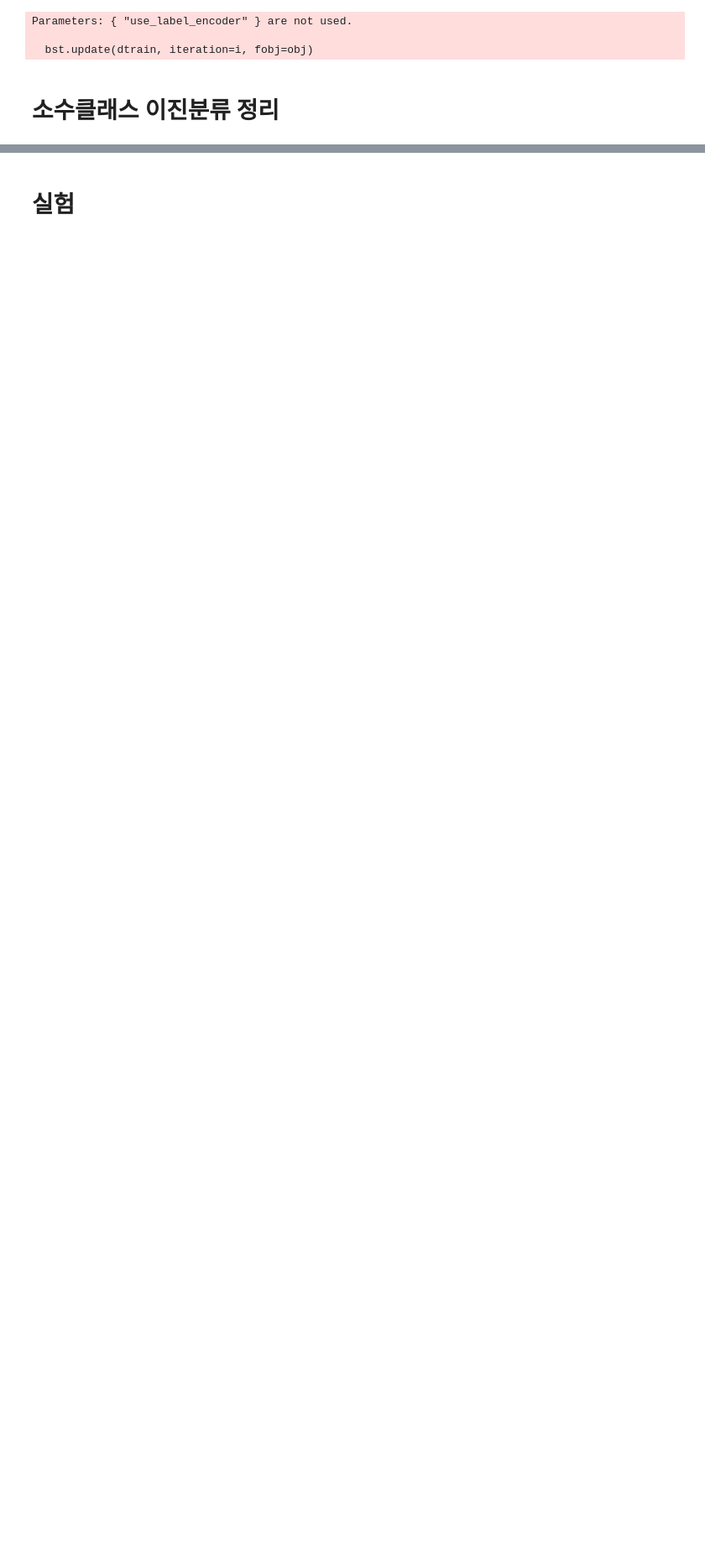
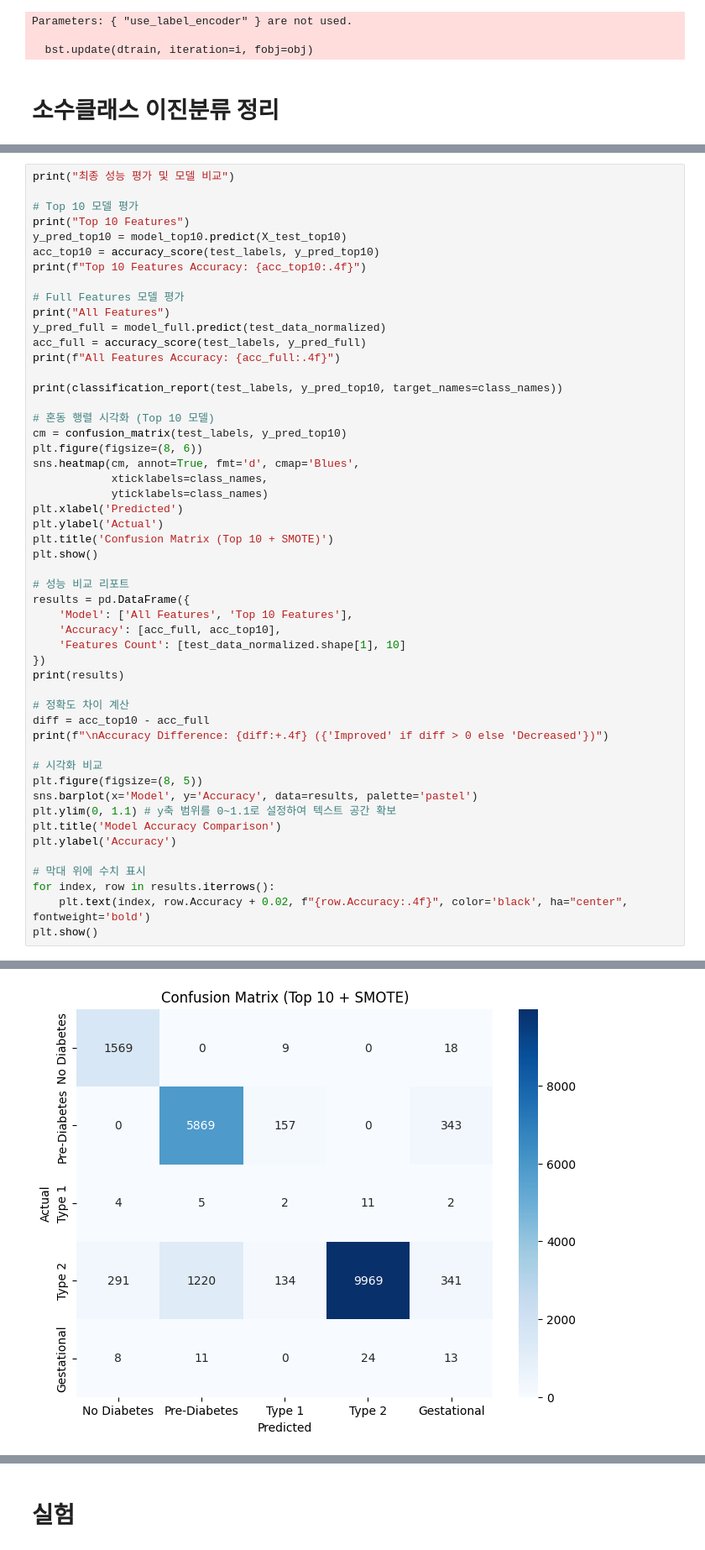
Before and after one commit to kkangmen/Diabetes-Classification-Project, a Jupyter notebook: diabetes.ipynb, the cells around one changed output, grey strips where cells are left out. Shown at 84% size. Drawn from its saved outputs; the diff is of its cells as text; blank space fills up the shorter version.

```diff
--- a/diabetes.ipynb
+++ b/diabetes.ipynb
@@ -2183,0 +2166,52 @@ Parameters: { "use_label_encoder" } are not used.
+# %%
+print("최종 성능 평가 및 모델 비교")
+
+# Top 10 모델 평가
+print("Top 10 Features")
+y_pred_top10 = model_top10.predict(X_test_top10)
+acc_top10 = accuracy_score(test_labels, y_pred_top10)
+print(f"Top 10 Features Accuracy: {acc_top10:.4f}")
+
+# Full Features 모델 평가
+print("All Features")
+y_pred_full = model_full.predict(test_data_normalized)
+acc_full = accuracy_score(test_labels, y_pred_full)
+print(f"All Features Accuracy: {acc_full:.4f}")
+
+print(classification_report(test_labels, y_pred_top10, target_names=class_names))
+
+# 혼동 행렬 시각화 (Top 10 모델)
+cm = confusion_matrix(test_labels, y_pred_top10)
+plt.figure(figsize=(8, 6))
+sns.heatmap(cm, annot=True, fmt='d', cmap='Blues',
+            xticklabels=class_names,
+            yticklabels=class_names)
+plt.xlabel('Predicted')
+plt.ylabel('Actual')
+plt.title('Confusion Matrix (Top 10 + SMOTE)')
+plt.show()
+
+# 성능 비교 리포트
+results = pd.DataFrame({
+    'Model': ['All Features', 'Top 10 Features'],
+    'Accuracy': [acc_full, acc_top10],
+    'Features Count': [test_data_normalized.shape[1], 10]
+})
+print(results)
+
+# 정확도 차이 계산
+diff = acc_top10 - acc_full
+print(f"\nAccuracy Difference: {diff:+.4f} ({'Improved' if diff > 0 else 'Decreased'})")
+
+# 시각화 비교
+plt.figure(figsize=(8, 5))
+sns.barplot(x='Model', y='Accuracy', data=results, palette='pastel')
+plt.ylim(0, 1.1) # y축 범위를 0~1.1로 설정하여 텍스트 공간 확보
+plt.title('Model Accuracy Comparison')
+plt.ylabel('Accuracy')
+
+# 막대 위에 수치 표시
+for index, row in results.iterrows():
+    plt.text(index, row.Accuracy + 0.02, f"{row.Accuracy:.4f}", color='black', ha="center", fontweight='bold')
+plt.show()
+# %% [output]
@@ -2183,0 +2234 @@ Parameters: { "use_label_encoder" } are not used.
+[figure, added]
```
Also changed, not shown: parts of 54 cells of this notebook.
